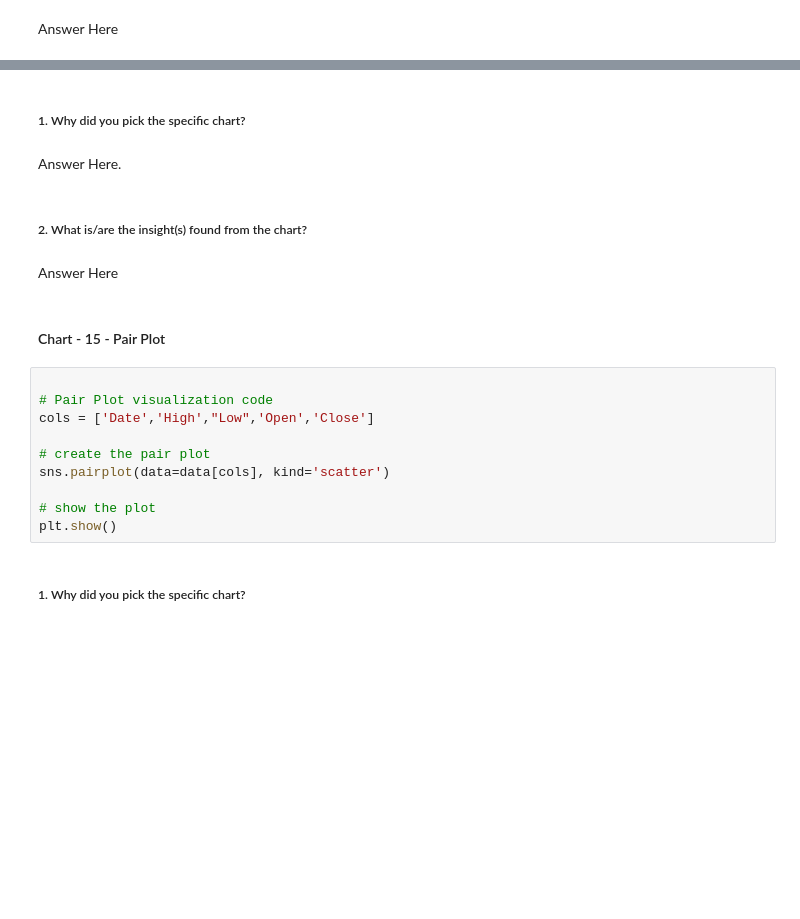
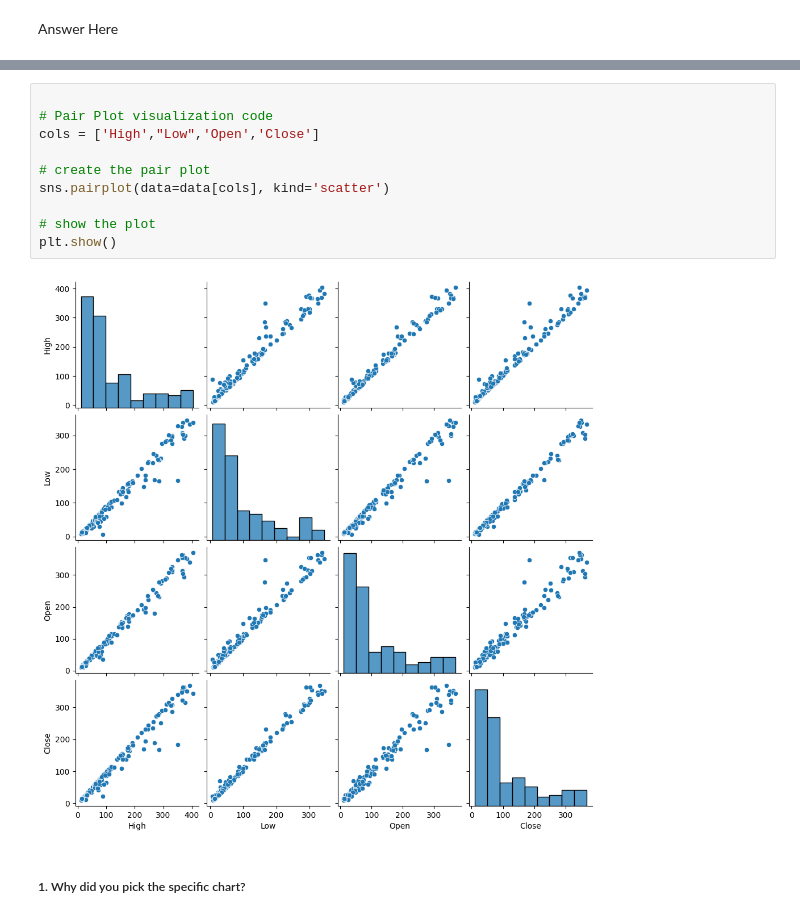
Before and after one commit to MishraVikas01/Capstone_project_Regression, a Jupyter notebook: vikas_ML_Submission_Template.ipynb, the cells around one changed output, grey strips where cells are left out. Cells and saved outputs as stored; diff of their text form; blank space fills up the shorter version.

```diff
--- a/vikas_ML_Submission_Template.ipynb
+++ b/vikas_ML_Submission_Template.ipynb
@@ -562,23 +620,15 @@ sns.heatmap(corr_df)
-# %% [markdown]
-##### 1. Why did you pick the specific chart?
-# %% [markdown]
-Answer Here.
-# %% [markdown]
-##### 2. What is/are the insight(s) found from the chart?
-# %% [markdown]
-Answer Here
-# %% [markdown]
-#### Chart - 15 - Pair Plot
 # %%
 
 # Pair Plot visualization code
-cols = ['Date','High',"Low",'Open','Close']
+cols = ['High',"Low",'Open','Close']
 
 # create the pair plot
 sns.pairplot(data=data[cols], kind='scatter')
 
 # show the plot
 plt.show()
+# %% [output]
+[figure, added]
 # %% [markdown]
 ##### 1. Why did you pick the specific chart?
 # %% [markdown]
```
Also changed, not shown: parts of 118 cells of this notebook.
